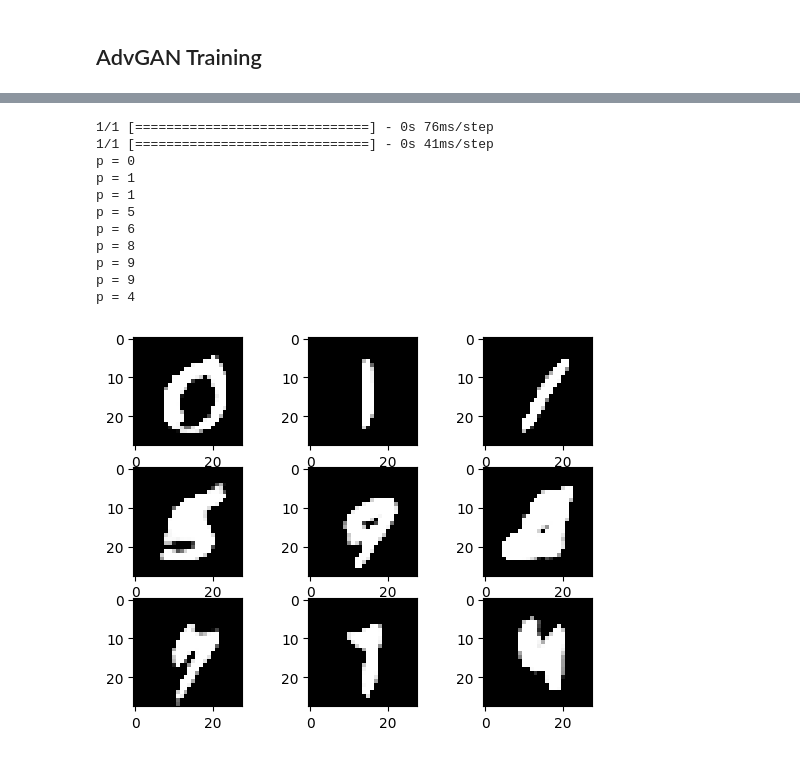
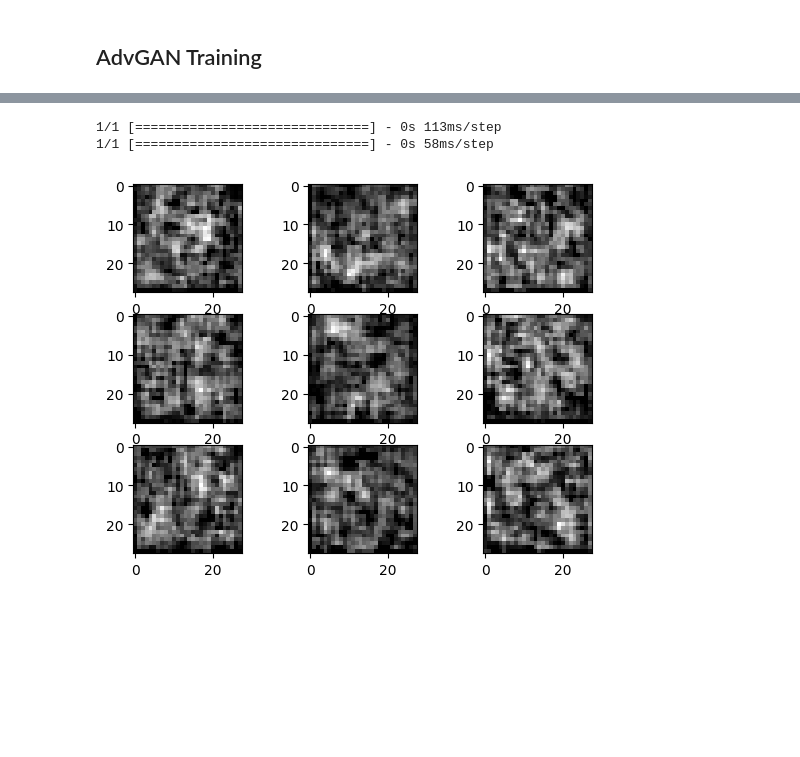
Before and after one commit to Phoebzo/DV2607-Project, a Jupyter notebook: main.ipynb, the cells around one changed output, grey strips where cells are left out. Saved outputs shown, nothing was run; the diff lists cells and outputs as text; code cells hidden in the pictures; blank space fills up the shorter version.

```diff
--- a/main.ipynb
+++ b/main.ipynb
@@ -29,10 +29,13 @@ import random
 
 def create_classifier():
     # Create a CNN model
+    # Add input
+    input = Input(shape = (28,28,1))
+
     model = Sequential(name="mnist_classifier")
 
     # Add Convolution layers
-    model.add(Conv2D(28, (3,3), activation='relu', input_shape=(28,28,1)))
+    model.add(Conv2D(28, (3,3), activation='relu', input_shape=(28,28,1), name="image_input"))
     model.add(MaxPooling2D((2, 2)))
 
     model.add(Conv2D(56, (3,3), activation='relu'))
@@ -48,20 +51,17 @@ def create_classifier():
 
     print(model.summary())
 
-    # Add input
-    input = Input(shape = (28,28,1))
-
     # Get ouput from model
     prediction = model(input)
 
-    return model
-    return Model(input, prediction)
+    # return model
+    return Model(input, prediction, name="mnist_classifier")
 
 def create_generator():
     # Create a CNN model
     model = Sequential(name="generator")
 
-    model.add(Dense(7*7*28, activation='relu', input_dim=100))
+    model.add(Dense(7*7*28, activation='relu', input_dim=100, name="noise_input"))
     model.add(Reshape((7,7,28)))
 
     model.add(UpSampling2D())
@@ -83,14 +83,14 @@ def create_generator():
 
     img = model(input)
 
-    return model
-    return Model(input, img)
+    # return model
+    return Model(input, img, name="generator")
 
 def create_adv_generator():
     # Create a CNN model
     model = Sequential(name="adv_generator")
 
-    model.add(Conv2D(28, (3,3), activation='relu', padding="same", input_shape=(28,28,1)))
+    model.add(Conv2D(28, (3,3), activation='relu', padding="same", input_shape=(28,28,1), name="image_input"))
     model.add(MaxPooling2D((2, 2)))
 
     model.add(Conv2D(28, (3,3), activation='relu', padding="same"))
@@ -109,17 +109,17 @@ def create_adv_generator():
 
     input = Input(shape = (28,28,1))
 
-    img = model(input)
+    perturbations = model(input)
 
-    return model
-    return Model(input, img)
+    # return model
+    return Model(input, perturbations, name="adv_generator")
 
 def create_discriminator():
     # Create a CNN model
     model = Sequential(name="discriminator")
 
     # Add Convolution layers
-    model.add(Conv2D(28, (3,3), activation='relu', input_shape=(28,28,1)))
+    model.add(Conv2D(28, (3,3), activation='relu', input_shape=(28,28,1), name="image_input"))
     model.add(MaxPooling2D((2, 2)))
 
     model.add(Conv2D(56, (3,3), activation='relu'))
@@ -138,8 +138,8 @@ def create_discriminator():
     # Get ouput from model
     validity = model(input)
 
-    return model
-    return Model(input, validity)
+    # return model
+    return Model(input, validity, name="discriminator")
 # %% [markdown]
 ## Loading dataset
 # %%
@@ -335,23 +332,18 @@ ValueError: Failed to find data adapter that can handle input: <class 'numpy.nda
 # %%
 x_real = np.array(random.choices(train_X, k=BATCH_SIZE))
-x_fake = adv_generator.predict(x_real)
-x_fake_labels = model.predict(x_fake)
+perturbations = adv_generator.predict(x_real)
+# x_fake = np.add(x_real, perturbations)
+# perturbations
+# x_fake_labels = model.predict(x_real)
 
+noise = np.random.normal(0,1,(BATCH_SIZE, 100))
+img = generator.predict(noise)
 for i in range(9):
     fig = plt.subplot(3, 3, i+1)
-    plt.imshow(x_fake[i], cmap=plt.get_cmap('gray'))
-    print(f'p = {np.argmax(x_fake_labels[i])}')
+    plt.imshow(img[i], cmap=plt.get_cmap('gray'))
+    # print(f'p = {np.argmax(x_fake_labels[i])}')
 plt.show()
 # %% [output]
-1/1 [==============================] - 0s 76ms/step
-1/1 [==============================] - 0s 41ms/step
-p = 0
-p = 1
-p = 1
-p = 5
-p = 6
-p = 8
-p = 9
-p = 9
-p = 4
+1/1 [==============================] - 0s 113ms/step
+1/1 [==============================] - 0s 58ms/step
-[figure, old version]
+[figure, new version]
```
Also changed, not shown: parts of 4 cells of this notebook, 3 other files.
